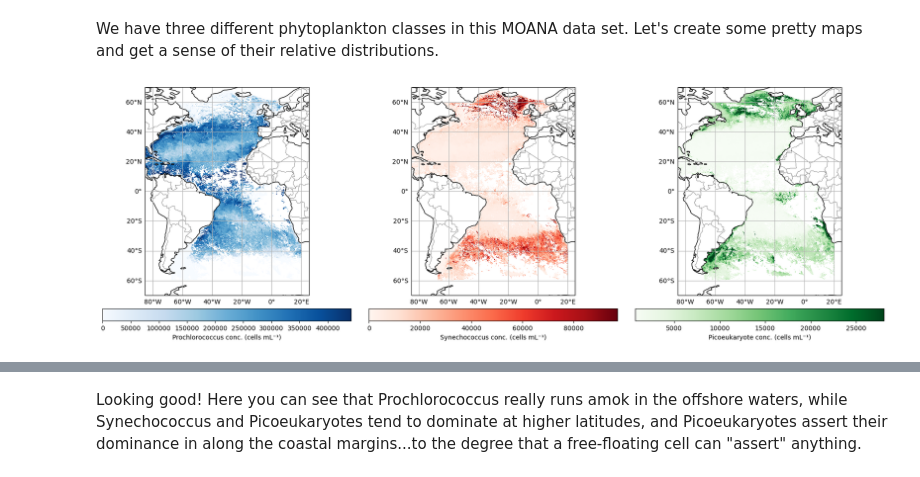
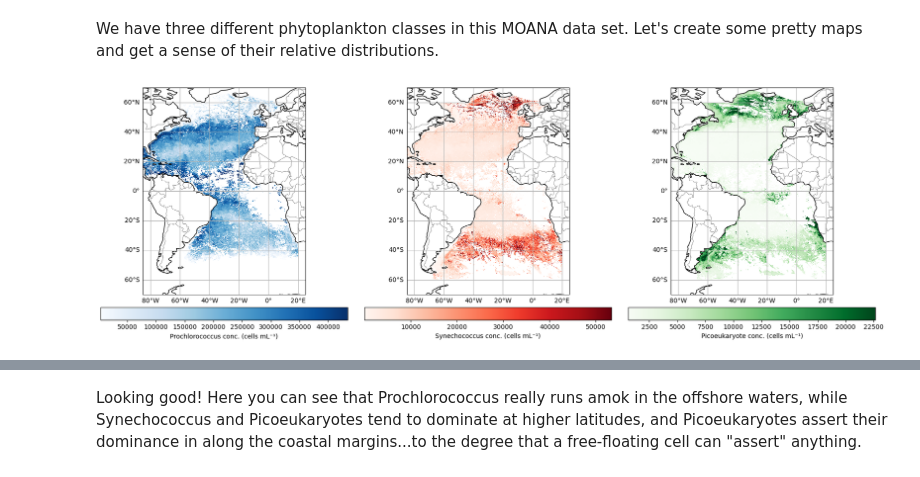
Before and after one commit to fish-pace/2025-tutorials, a Jupyter notebook: vizualization_moana.ipynb, the cells around one changed output, grey strips where cells are left out. Saved outputs shown, nothing was run; the diff lists cells and outputs as text; code cells hidden in the pictures.

```diff
--- a/vizualization_moana.ipynb
+++ b/vizualization_moana.ipynb
@@ -98,3 +98,10 @@ Attributes: (12/62)
+# %%
+# This is a temporary bug fix, for some reason, land is being read in as a value of 254 (developers have been alerted)
+mask254 = ds["syncoccus_moana"] == 254
+mask254.plot()
+
+for var in ("prococcus_moana", "syncoccus_moana", "picoeuk_moana"):
+    ds[var] = ds[var].where(ds[var] != 254)
 # %%
 # Load Libraries for printing
 import numpy as np
@@ -135,31 +142,32 @@ phyto_info = {
 # %%
 # Set up figure and axes
 fig, axs = plt.subplots(1, 3, figsize=(18, 6),
                         subplot_kw={'projection': ccrs.PlateCarree()})
 
 # Plot each phytoplankton group
 for ax, (title, info) in zip(axs, phyto_info.items()):
     da = coarsen_da(info["data"], step=4)
+    da = da.where(da > 0)
     ax.set_title(title)
     ax.coastlines()
     ax.add_feature(cfeature.BORDERS, linewidth=0.3)
     gl = ax.gridlines(draw_labels=True)
     gl.top_labels = gl.right_labels = False
 
     img = da.plot(
         ax=ax,
         cmap=info["cmap"],
         robust=True,
         add_colorbar=False
     )
 
     cbar = plt.colorbar(img, ax=ax, orientation='horizontal', pad=0.05, shrink=0.9)
     cbar.set_label(info["label"])
 
 plt.tight_layout()
 plt.show()
 # %% [output]
-[figure, old version]
+[figure, new version]
 # %%
 # Do some clean up of memory
 plt.close('all')
```
Also changed, not shown: parts of 12 cells of this notebook, 1 other file.
